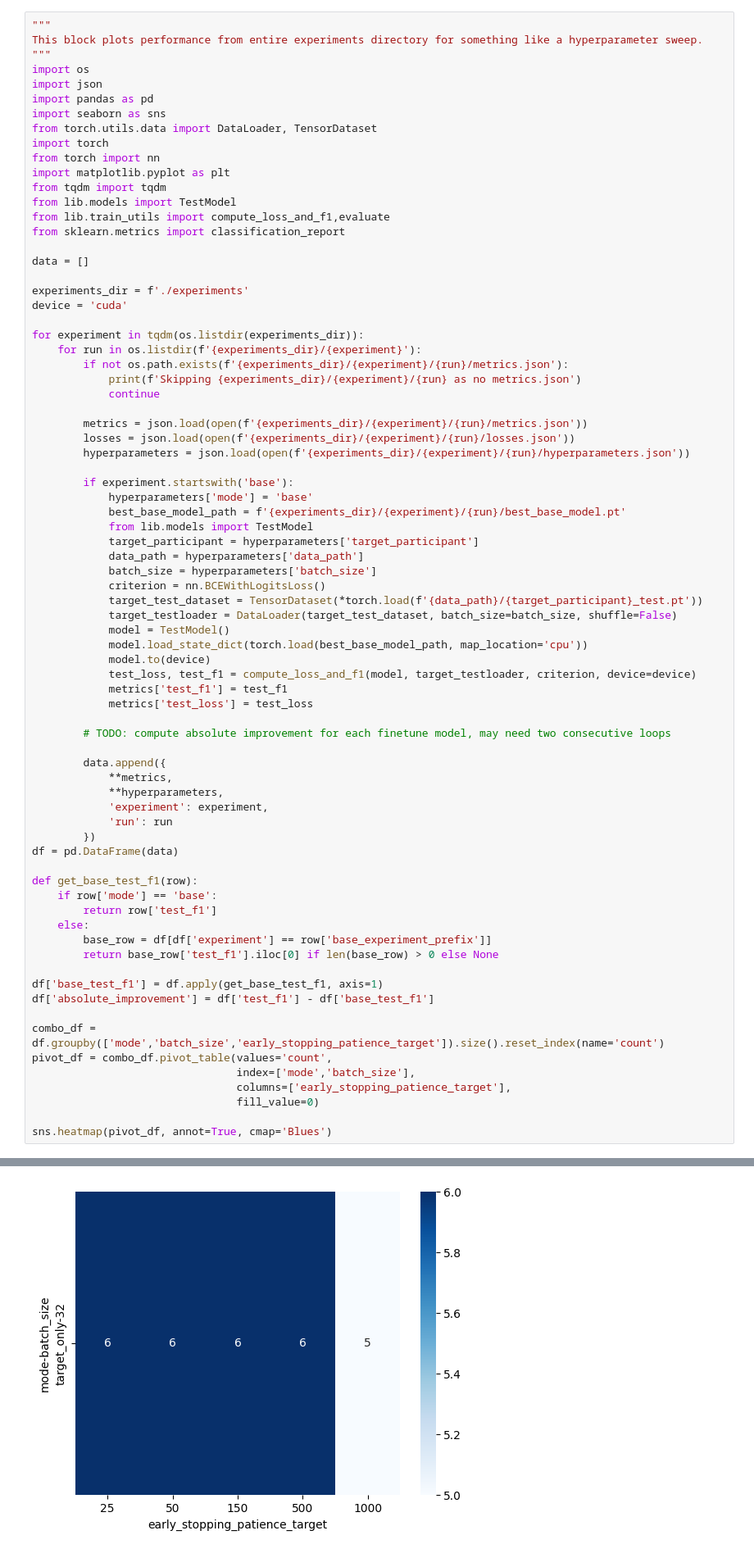
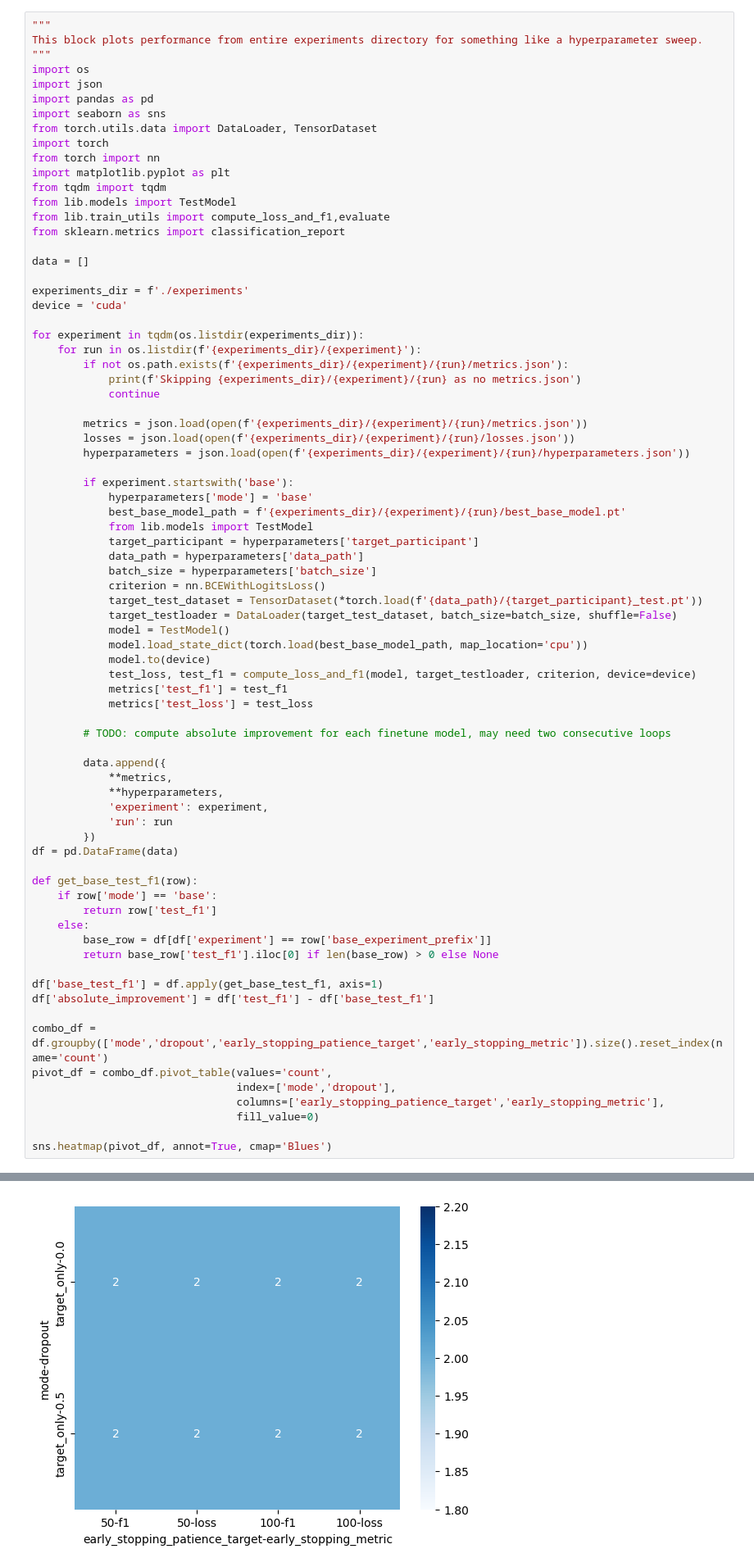
Before and after one commit to smithandrewk/ml-customization, a Jupyter notebook: eval_two_stage.ipynb, the cells around one changed output, grey strips where cells are left out. Shown at 82% size. Saved outputs shown, nothing was run; the diff lists cells and outputs as text.

```diff
--- a/eval_two_stage.ipynb
+++ b/eval_two_stage.ipynb
@@ -67,10 +67,10 @@ def get_base_test_f1(row):
 df['base_test_f1'] = df.apply(get_base_test_f1, axis=1)
 df['absolute_improvement'] = df['test_f1'] - df['base_test_f1']
 
-combo_df = df.groupby(['mode','batch_size','early_stopping_patience_target']).size().reset_index(name='count')
+combo_df = df.groupby(['mode','dropout','early_stopping_patience_target','early_stopping_metric']).size().reset_index(name='count')
 pivot_df = combo_df.pivot_table(values='count',
-                                index=['mode','batch_size'],
-                                columns=['early_stopping_patience_target'],
+                                index=['mode','dropout'],
+                                columns=['early_stopping_patience_target','early_stopping_metric'],
                                 fill_value=0)
 
 sns.heatmap(pivot_df, annot=True, cmap='Blues')
@@ -79,4 +79,4 @@ sns.heatmap(pivot_df, annot=True, cmap='Blues')
-[figure, old version]
+[figure, new version]
 # %%
 fig, ax = plt.subplots(nrows=3, ncols=3, figsize=(21, 12), dpi=300)
 
```
Also changed, not shown: parts of 3 cells of this notebook, 3 other files.
